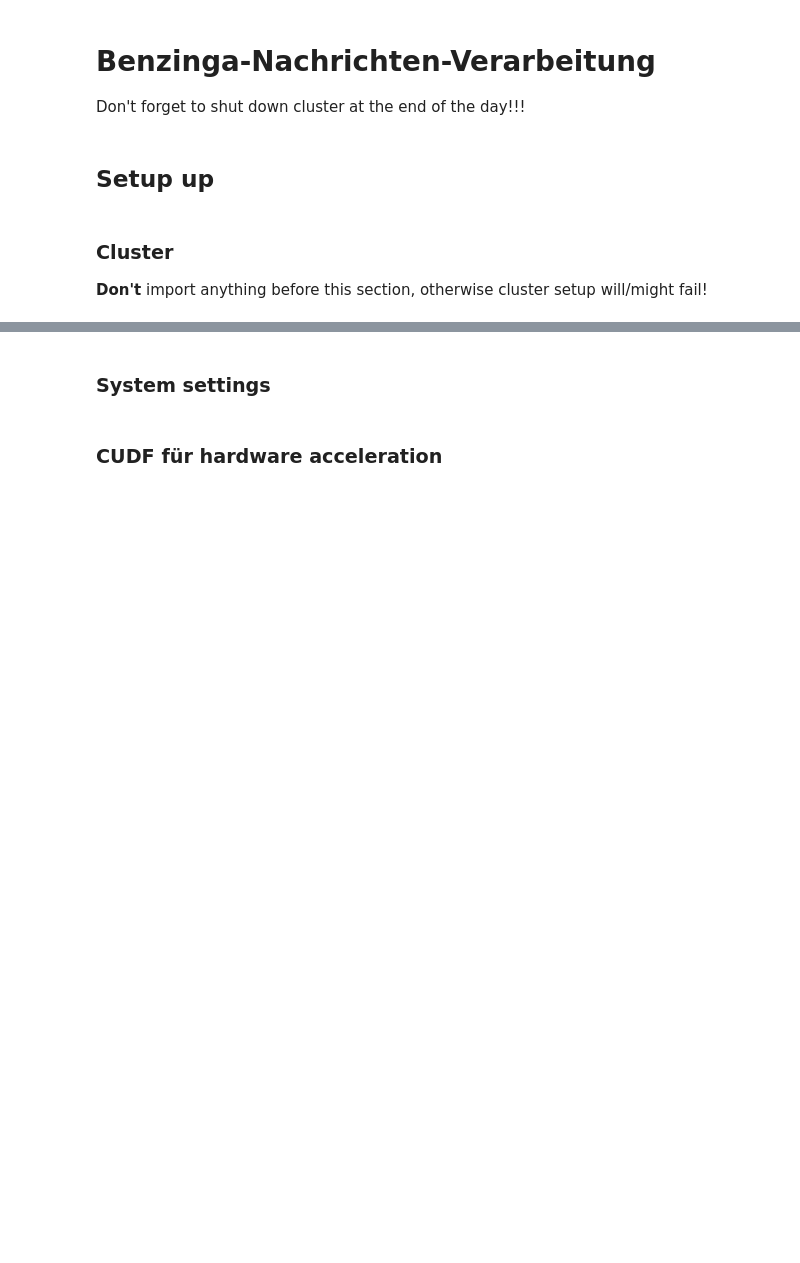
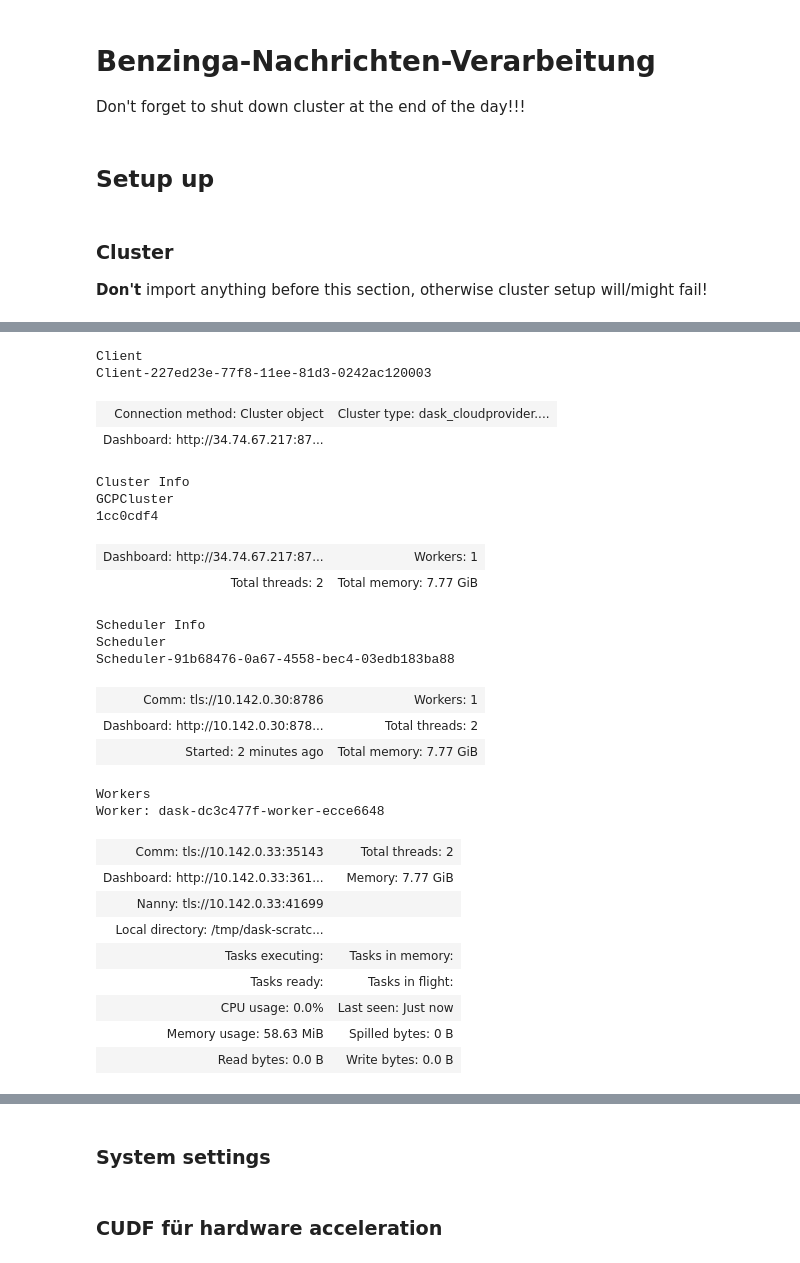
Before and after one commit to adrianbeer/LLM-News-Trading, a Jupyter notebook: src/benzing_news_parser.ipynb, the cells around one changed output, grey strips where cells are left out. Cells and saved outputs as stored; diff of their text form; code cells hidden in the pictures; blank space fills up the shorter version.

```diff
--- a/src/benzing_news_parser.ipynb
+++ b/src/benzing_news_parser.ipynb
@@ -70,3 +57,32 @@ NameError: name 'client' is not defined
+# %%
+client
+# %% [output]
+Client
+Client-227ed23e-77f8-11ee-81d3-0242ac120003
+| Connection method: Cluster object | Cluster type: dask_cloudprovider.... |
+| Dashboard: http://34.74.67.217:87... |  |
+Cluster Info
+GCPCluster
+1cc0cdf4
+| Dashboard: http://34.74.67.217:87... | Workers: 1 |
+| Total threads: 2 | Total memory: 7.77 GiB |
+Scheduler Info
+Scheduler
+Scheduler-91b68476-0a67-4558-bec4-03edb183ba88
+| Comm: tls://10.142.0.30:8786 | Workers: 1 |
+| Dashboard: http://10.142.0.30:878... | Total threads: 2 |
+| Started: 2 minutes ago | Total memory: 7.77 GiB |
+Workers
+Worker: dask-dc3c477f-worker-ecce6648
+| Comm: tls://10.142.0.33:35143 | Total threads: 2 |
+| Dashboard: http://10.142.0.33:361... | Memory: 7.77 GiB |
+| Nanny: tls://10.142.0.33:41699 |  |
+| Local directory: /tmp/dask-scratc... |  |
+| Tasks executing: | Tasks in memory: |
+| Tasks ready: | Tasks in flight: |
+| CPU usage: 0.0% | Last seen: Just now |
+| Memory usage: 58.63 MiB | Spilled bytes: 0 B |
+| Read bytes: 0.0 B | Write bytes: 0.0 B |
 # %%
 import io, tarfile
 import os
```
Also changed, not shown: parts of 15 cells of this notebook, 1 other file.
